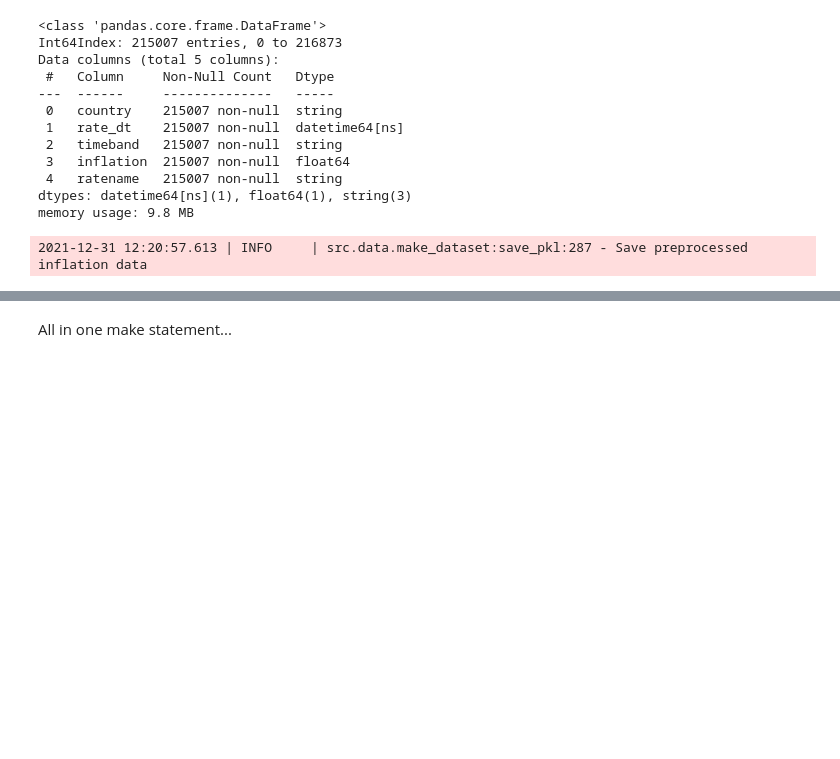
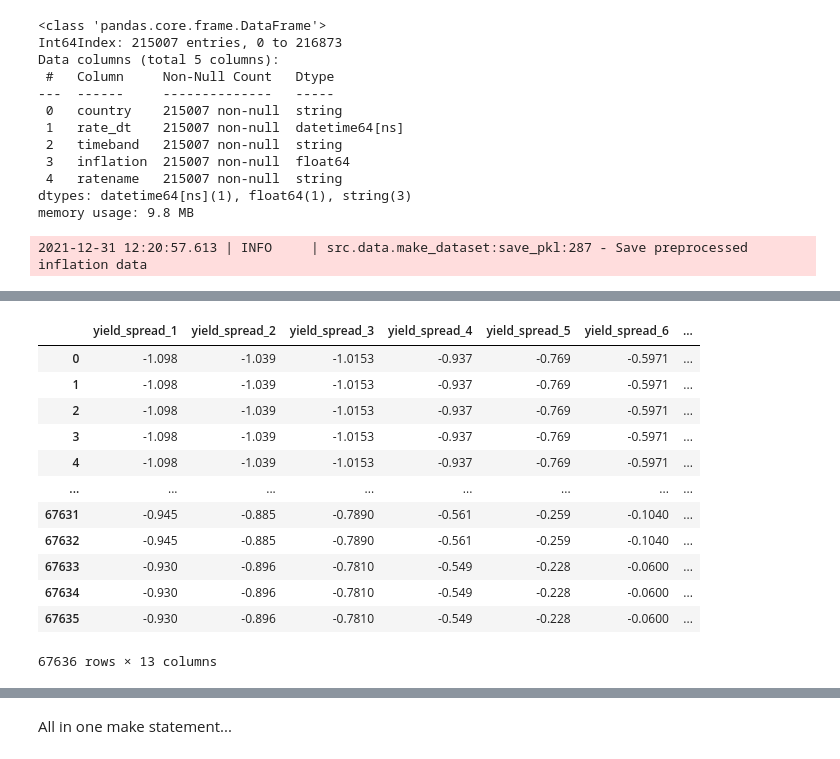
Before and after one commit to Merijn68/BondTrading, a Jupyter notebook: notebooks/02_data_preperation.ipynb, the cells around one changed output, grey strips where cells are left out. Cells and saved outputs as stored; diff of their text form; code cells hidden in the pictures; blank space fills up the shorter version.

```diff
--- a/notebooks/02_data_preperation.ipynb
+++ b/notebooks/02_data_preperation.ipynb
@@ -228,0 +292,16 @@ df_bpi.count()
+# %%
+df_spread
+# %% [output]
+|  | yield_spread_1 | yield_spread_2 | yield_spread_3 | yield_spread_4 | yield_spread_5 | yield_spread_6 | ... |
+| 0 | -1.098 | -1.039 | -1.0153 | -0.937 | -0.769 | -0.5971 | ... |
+| 1 | -1.098 | -1.039 | -1.0153 | -0.937 | -0.769 | -0.5971 | ... |
+| 2 | -1.098 | -1.039 | -1.0153 | -0.937 | -0.769 | -0.5971 | ... |
+| 3 | -1.098 | -1.039 | -1.0153 | -0.937 | -0.769 | -0.5971 | ... |
+| 4 | -1.098 | -1.039 | -1.0153 | -0.937 | -0.769 | -0.5971 | ... |
+| ... | ... | ... | ... | ... | ... | ... | ... |
+| 67631 | -0.945 | -0.885 | -0.7890 | -0.561 | -0.259 | -0.1040 | ... |
+| 67632 | -0.945 | -0.885 | -0.7890 | -0.561 | -0.259 | -0.1040 | ... |
+| 67633 | -0.930 | -0.896 | -0.7810 | -0.549 | -0.228 | -0.0600 | ... |
+| 67634 | -0.930 | -0.896 | -0.7810 | -0.549 | -0.228 | -0.0600 | ... |
+| 67635 | -0.930 | -0.896 | -0.7810 | -0.549 | -0.228 | -0.0600 | ... |
+67636 rows × 13 columns
```
Also changed, not shown: parts of 17 cells of this notebook, 1 other file.
